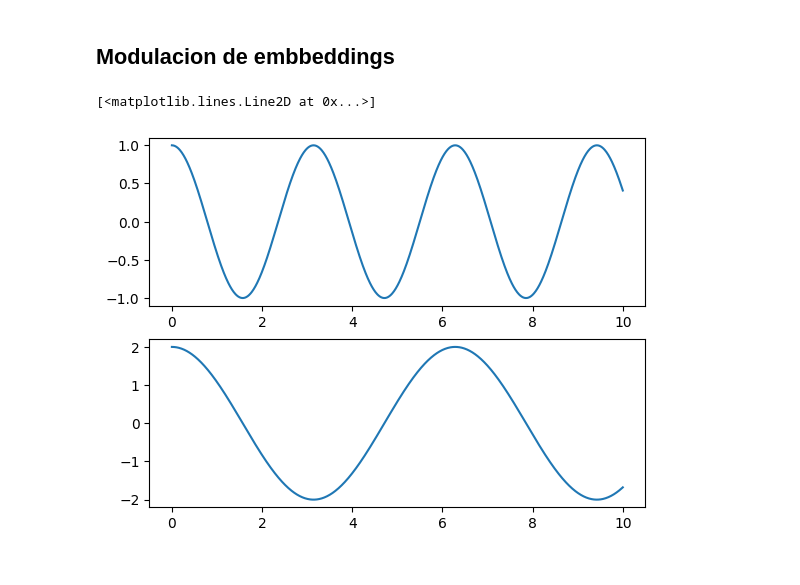
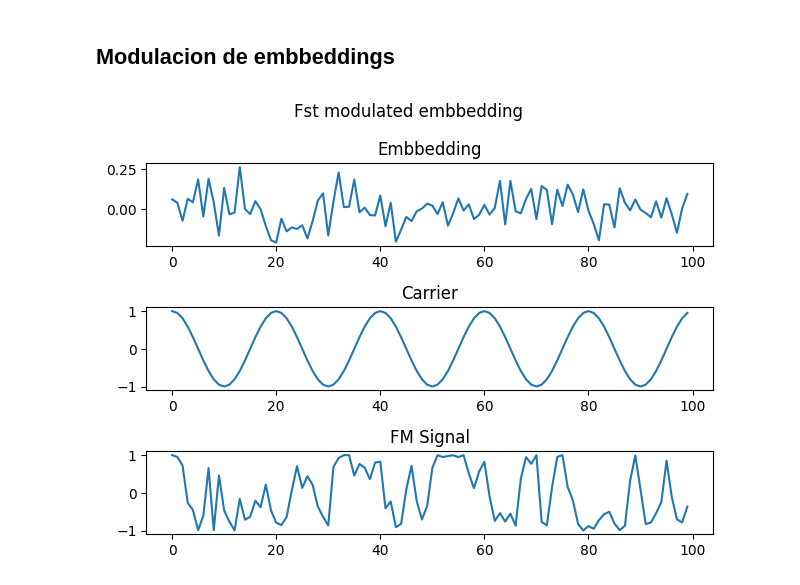
Before and after one commit to jahzeel-ulises/MODULACION, a Jupyter notebook: ModulacionIntegrada.ipynb, the cells around one changed output. Drawn from its saved outputs; the diff is of its cells as text; code cells hidden in the pictures.

```diff
--- a/ModulacionIntegrada.ipynb
+++ b/ModulacionIntegrada.ipynb
@@ -318,8 +332,8 @@ box_plot_word_info(words_embbed_fst_info,"FST correlation of words between emoti
 # %%
 word = "bring"
 emotion = "anger"
-embbed_w2v = poems_w2v[emotion].wv.get_vector(word)
-embbed_fst = poems_fst[emotion].wv.get_vector(word)
+embbed_w2v = poems_w2v[emotion].wv.get_vector(word,norm=True)
+embbed_fst = poems_fst[emotion].wv.get_vector(word,norm=True)
 
-fm_w2v = modulate(embbed_w2v,5,100,1/len(embbed_w2v))
-fm_fst = modulate(embbed_fst,5,100,1/len(embbed_fst))
+fm_w2v = modulate(embbed_w2v,5,1000,1/len(embbed_w2v),1)
+fm_fst = modulate(embbed_fst,5,1000,1/len(embbed_fst),1)
@@ -329,10 +340,16 @@ fig.suptitle()
-# %%
-x = np.linspace(0,10,1000)
-
-fig,ax = plt.subplots(2)
-
-ax[0].plot(x,np.cos(2*x))
-ax[1].plot(x,np.cos(x)+np.cos(x))
-# %% [output]
-[<matplotlib.lines.Line2D at 0x...>]
-[figure, removed]
+# %%
+fig,ax = plt.subplots(3)
+fig.suptitle("Fst modulated embbedding")
+
+ax[0].set_title("Embbedding")
+ax[0].plot(embbed_fst)
+
+ax[1].set_title("Carrier")
+ax[1].plot(np.cos(2*np.pi*5*np.arange(0,1,1/len(embbed_fst))))
+
+ax[2].set_title("FM Signal")
+ax[2].plot(fm_w2v)
+
+fig.tight_layout()
+# %% [output]
+[figure, added]
```
Also changed, not shown: parts of 45 cells of this notebook.
